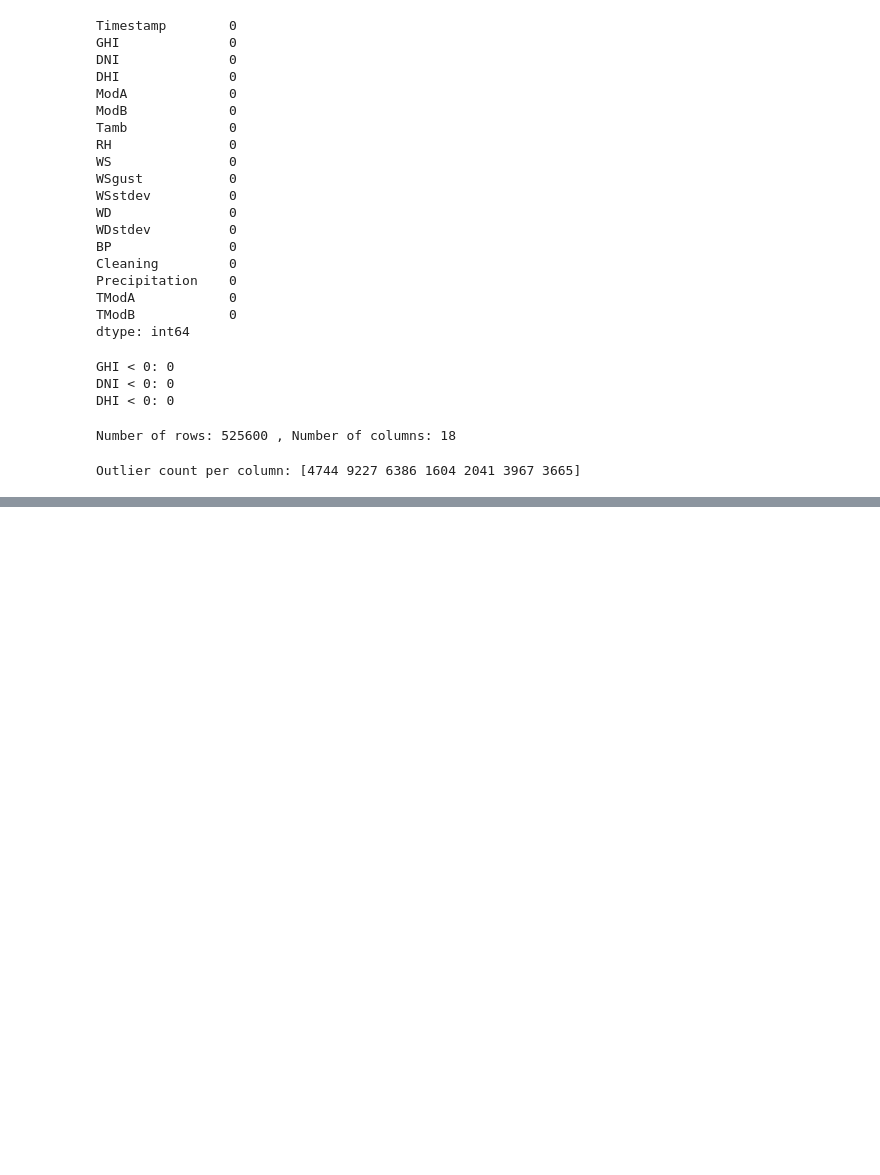
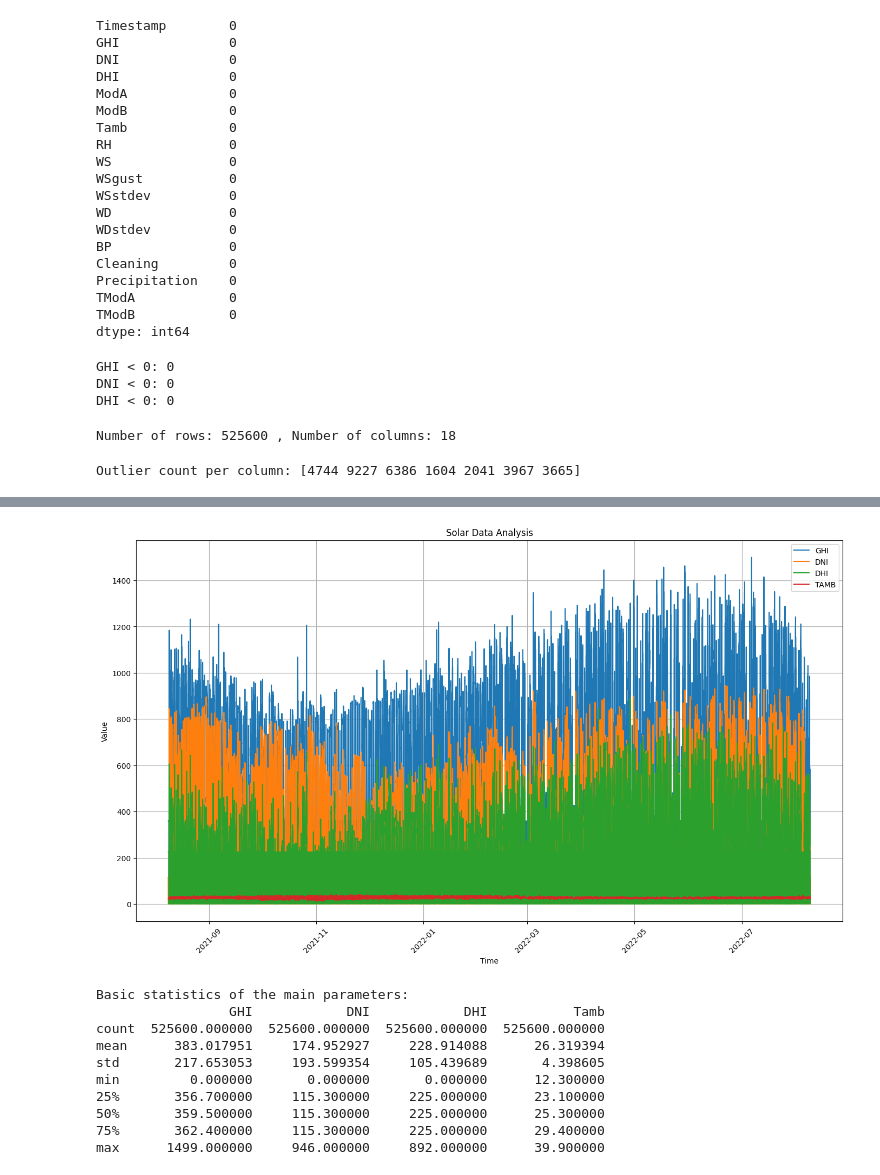
Before and after one commit to tsegabogale24/solar-challenge-week1, a Jupyter notebook: notebooks/sierraleone.ipynb, the cells around one changed output, grey strips where cells are left out. Saved outputs shown, nothing was run; the diff lists cells and outputs as text; code cells hidden in the pictures; blank space fills up the shorter version.

```diff
--- a/notebooks/sierraleone.ipynb
+++ b/notebooks/sierraleone.ipynb
@@ -173,3 +173,14 @@ print("Outlier count per column:", outliers)
 Outlier count per column: [4744 9227 6386 1604 2041 3967 3665]
 # %%
 df.to_csv('./../data/sierraleone-bumbuna_clean.csv')
+# %%
+df = pd.read_csv('./../data/sierraleone-bumbuna_clean.csv', parse_dates=['Timestamp'])
+
+# 2. Print first few rows to verify data loading
+print("\nFirst few rows of the data:")
+print(df.head())
+
+# 3. Print data info
+print("\nDataset information:")
+print(df.info())
+print(df.columns.tolist())
@@ -175,0 +205,35 @@ df.to_csv('./../data/sierraleone-bumbuna_clean.csv')
+# %%
+df['Timestamp'] = pd.date_range(start='2021-08-09', periods=len(df), freq='1min')
+
+# 3. Set Timestamp as index
+df.set_index('Timestamp', inplace=True)
+
+# 4. Create the plot
+plt.figure(figsize=(14, 8))
+for col in ['GHI', 'DNI', 'DHI', 'Tamb']:  # using lowercase as that's how they appear in your data
+    plt.plot(df.index, df[col], label=col.upper())
+
+plt.title('Solar Data Analysis')
+plt.xlabel('Time')
+plt.ylabel('Value')
+plt.legend()
+plt.grid(True)
+plt.tight_layout()
+plt.xticks(rotation=45)
+plt.show()
+
+# 5. Print basic statistics
+print("\nBasic statistics of the main parameters:")
+print(df[['GHI', 'DNI', 'DHI', 'Tamb']].describe())
+# %% [output]
+[figure, added]
+Basic statistics of the main parameters:
+                 GHI            DNI            DHI           Tamb
+count  525600.000000  525600.000000  525600.000000  525600.000000
+mean      383.017951     174.952927     228.914088      26.319394
+std       217.653053     193.599354     105.439689       4.398605
+min         0.000000       0.000000       0.000000      12.300000
+25%       356.700000     115.300000     225.000000      23.100000
+50%       359.500000     115.300000     225.000000      25.300000
+75%       362.400000     115.300000     225.000000      29.400000
+max      1499.000000     946.000000     892.000000      39.900000
```
Also changed, not shown: parts of 13 cells of this notebook, 1 other file.
